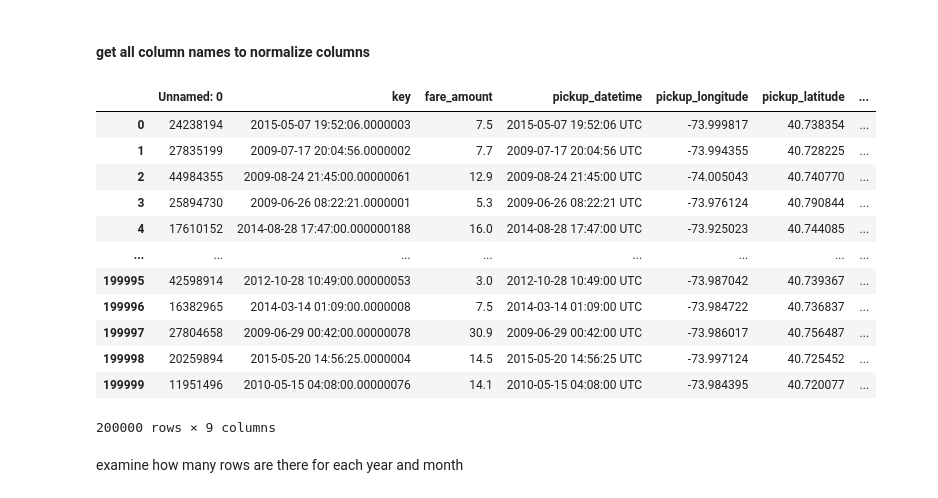
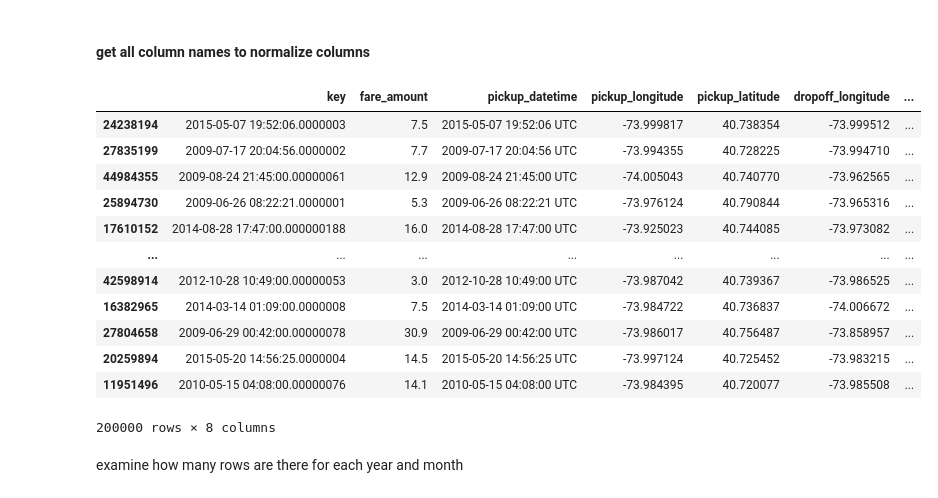
Before and after one commit to wangyf99/final-project, a Jupyter notebook: Group_project.ipynb, the cells around one changed output. Saved outputs shown, nothing was run; the diff lists cells and outputs as text; code cells hidden in the pictures.

```diff
--- a/Group_project.ipynb
+++ b/Group_project.ipynb
@@ -168,22 +169,22 @@ parquet_column_list = [['VendorID',
   'tolls_amount',
   'total_amount']]
 # %%
-uber_data = pd.read_csv('uber_rides_sample.csv')
+uber_data = pd.read_csv('uber_rides_sample.csv', index_col=0)
 uber_data
 # %% [output]
-|  | Unnamed: 0 | key | fare_amount | pickup_datetime | pickup_longitude | pickup_latitude | ... |
-| 0 | 24238194 | 2015-05-07 19:52:06.0000003 | 7.5 | 2015-05-07 19:52:06 UTC | -73.999817 | 40.738354 | ... |
-| 1 | 27835199 | 2009-07-17 20:04:56.0000002 | 7.7 | 2009-07-17 20:04:56 UTC | -73.994355 | 40.728225 | ... |
-| 2 | 44984355 | 2009-08-24 21:45:00.00000061 | 12.9 | 2009-08-24 21:45:00 UTC | -74.005043 | 40.740770 | ... |
-| 3 | 25894730 | 2009-06-26 08:22:21.0000001 | 5.3 | 2009-06-26 08:22:21 UTC | -73.976124 | 40.790844 | ... |
-| 4 | 17610152 | 2014-08-28 17:47:00.000000188 | 16.0 | 2014-08-28 17:47:00 UTC | -73.925023 | 40.744085 | ... |
+|  | key | fare_amount | pickup_datetime | pickup_longitude | pickup_latitude | dropoff_longitude | ... |
+| 24238194 | 2015-05-07 19:52:06.0000003 | 7.5 | 2015-05-07 19:52:06 UTC | -73.999817 | 40.738354 | -73.999512 | ... |
+| 27835199 | 2009-07-17 20:04:56.0000002 | 7.7 | 2009-07-17 20:04:56 UTC | -73.994355 | 40.728225 | -73.994710 | ... |
+| 44984355 | 2009-08-24 21:45:00.00000061 | 12.9 | 2009-08-24 21:45:00 UTC | -74.005043 | 40.740770 | -73.962565 | ... |
+| 25894730 | 2009-06-26 08:22:21.0000001 | 5.3 | 2009-06-26 08:22:21 UTC | -73.976124 | 40.790844 | -73.965316 | ... |
+| 17610152 | 2014-08-28 17:47:00.000000188 | 16.0 | 2014-08-28 17:47:00 UTC | -73.925023 | 40.744085 | -73.973082 | ... |
 | ... | ... | ... | ... | ... | ... | ... | ... |
-| 199995 | 42598914 | 2012-10-28 10:49:00.00000053 | 3.0 | 2012-10-28 10:49:00 UTC | -73.987042 | 40.739367 | ... |
-| 199996 | 16382965 | 2014-03-14 01:09:00.0000008 | 7.5 | 2014-03-14 01:09:00 UTC | -73.984722 | 40.736837 | ... |
-| 199997 | 27804658 | 2009-06-29 00:42:00.00000078 | 30.9 | 2009-06-29 00:42:00 UTC | -73.986017 | 40.756487 | ... |
-| 199998 | 20259894 | 2015-05-20 14:56:25.0000004 | 14.5 | 2015-05-20 14:56:25 UTC | -73.997124 | 40.725452 | ... |
-| 199999 | 11951496 | 2010-05-15 04:08:00.00000076 | 14.1 | 2010-05-15 04:08:00 UTC | -73.984395 | 40.720077 | ... |
+| 42598914 | 2012-10-28 10:49:00.00000053 | 3.0 | 2012-10-28 10:49:00 UTC | -73.987042 | 40.739367 | -73.986525 | ... |
+| 16382965 | 2014-03-14 01:09:00.0000008 | 7.5 | 2014-03-14 01:09:00 UTC | -73.984722 | 40.736837 | -74.006672 | ... |
+| 27804658 | 2009-06-29 00:42:00.00000078 | 30.9 | 2009-06-29 00:42:00 UTC | -73.986017 | 40.756487 | -73.858957 | ... |
+| 20259894 | 2015-05-20 14:56:25.0000004 | 14.5 | 2015-05-20 14:56:25 UTC | -73.997124 | 40.725452 | -73.983215 | ... |
+| 11951496 | 2010-05-15 04:08:00.00000076 | 14.1 | 2010-05-15 04:08:00 UTC | -73.984395 | 40.720077 | -73.985508 | ... |
-200000 rows × 9 columns
+200000 rows × 8 columns
 # %%
 # change the format of key to datetime
 uber_data['key'] = pd.to_datetime(uber_data['key'])
```
Also changed, not shown: parts of 16 cells of this notebook, 2 other files.
